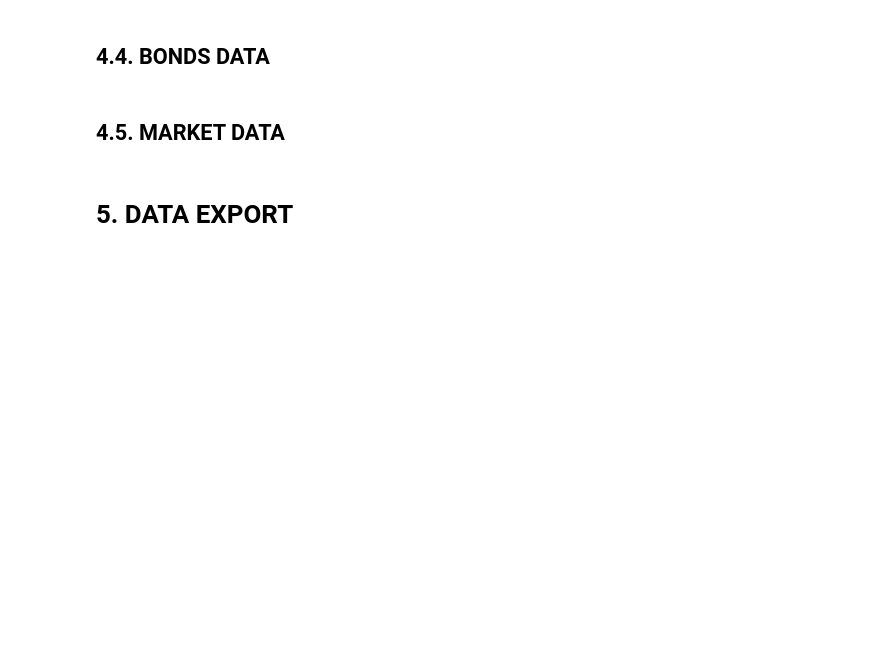
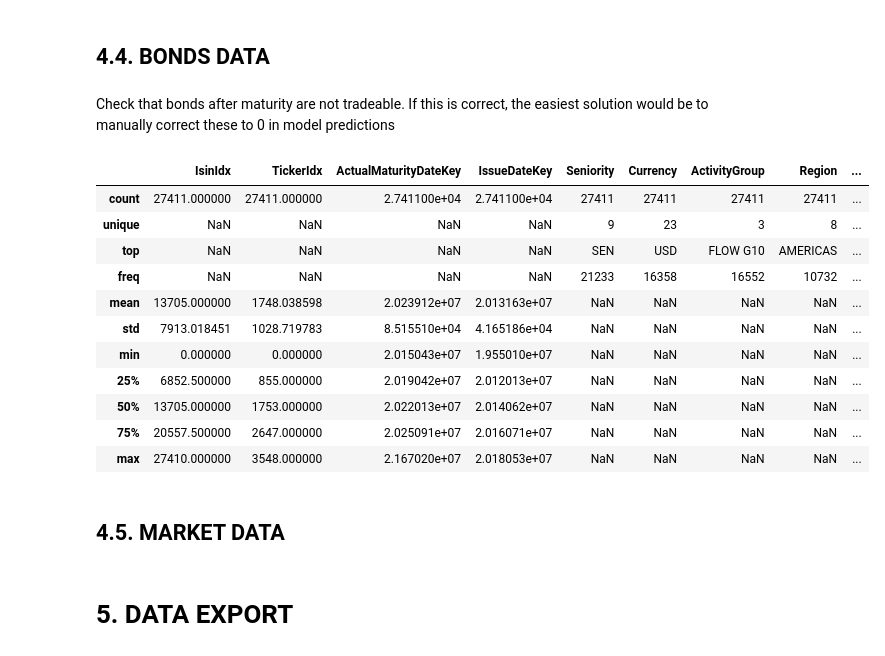
Before and after one commit to kozodoi/DSG_2018_Round1, a Jupyter notebook: codes/code_1_data_prep.ipynb, the cells around one changed output. Cells and saved outputs as stored; diff of their text form; code cells hidden in the pictures; blank space fills up the shorter version.

```diff
--- a/codes/code_1_data_prep.ipynb
+++ b/codes/code_1_data_prep.ipynb
@@ -209,2 +269,19 @@ array([1.0000e+00, 2.0000e+00, 5.0000e+00, 1.1000e+01, 2.5000e+01,
 # %% [markdown]
 ## 4.4. BONDS DATA
+# %% [markdown]
+Check that bonds after maturity are not tradeable. If this is correct, the easiest solution would be to manually correct these to 0 in model predictions
+# %%
+bond.describe(include="all")
+# %% [output]
+|  | IsinIdx | TickerIdx | ActualMaturityDateKey | IssueDateKey | Seniority | Currency | ActivityGroup | Region | ... |
+| count | 27411.000000 | 27411.000000 | 2.741100e+04 | 2.741100e+04 | 27411 | 27411 | 27411 | 27411 | ... |
+| unique | NaN | NaN | NaN | NaN | 9 | 23 | 3 | 8 | ... |
+| top | NaN | NaN | NaN | NaN | SEN | USD | FLOW G10 | AMERICAS | ... |
+| freq | NaN | NaN | NaN | NaN | 21233 | 16358 | 16552 | 10732 | ... |
+| mean | 13705.000000 | 1748.038598 | 2.023912e+07 | 2.013163e+07 | NaN | NaN | NaN | NaN | ... |
+| std | 7913.018451 | 1028.719783 | 8.515510e+04 | 4.165186e+04 | NaN | NaN | NaN | NaN | ... |
+| min | 0.000000 | 0.000000 | 2.015043e+07 | 1.955010e+07 | NaN | NaN | NaN | NaN | ... |
+| 25% | 6852.500000 | 855.000000 | 2.019042e+07 | 2.012013e+07 | NaN | NaN | NaN | NaN | ... |
+| 50% | 13705.000000 | 1753.000000 | 2.022013e+07 | 2.014062e+07 | NaN | NaN | NaN | NaN | ... |
+| 75% | 20557.500000 | 2647.000000 | 2.025091e+07 | 2.016071e+07 | NaN | NaN | NaN | NaN | ... |
+| max | 27410.000000 | 3548.000000 | 2.167020e+07 | 2.018053e+07 | NaN | NaN | NaN | NaN | ... |
```
Also changed, not shown: parts of 14 cells of this notebook.
